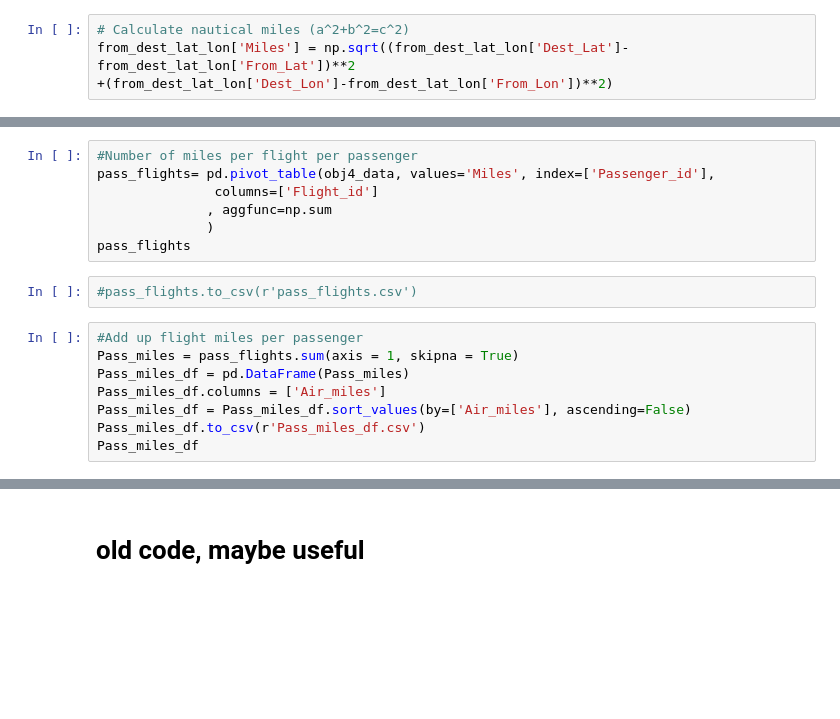
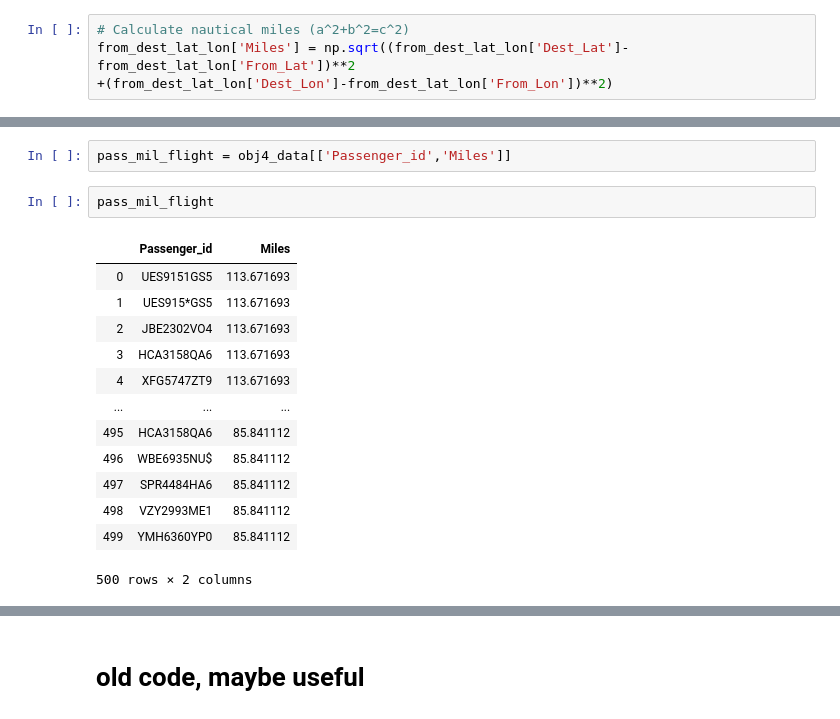
Before and after one commit to bloomfield-analysis/jk800839, a Jupyter notebook: CSMCC16 Flight Assignment JK800839.ipynb, the cells around one changed output, grey strips where cells are left out. Cells and saved outputs as stored; diff of their text form; blank space fills up the shorter version.

```diff
--- a/CSMCC16 Flight Assignment JK800839.ipynb
+++ b/CSMCC16 Flight Assignment JK800839.ipynb
@@ -455,17 +532,18 @@ obj4_data
-# %%
-#Number of miles per flight per passenger
-pass_flights= pd.pivot_table(obj4_data, values='Miles', index=['Passenger_id'],
-               columns=['Flight_id']
-              , aggfunc=np.sum
-              )
-pass_flights
-# %%
-#pass_flights.to_csv(r'pass_flights.csv')
-# %%
-#Add up flight miles per passenger
-Pass_miles = pass_flights.sum(axis = 1, skipna = True)
-Pass_miles_df = pd.DataFrame(Pass_miles)
-Pass_miles_df.columns = ['Air_miles']
-Pass_miles_df = Pass_miles_df.sort_values(by=['Air_miles'], ascending=False)
-Pass_miles_df.to_csv(r'Pass_miles_df.csv')
-Pass_miles_df
+# %%
+pass_mil_flight = obj4_data[['Passenger_id','Miles']]
+# %%
+pass_mil_flight
+# %% [output]
+|  | Passenger_id | Miles |
+| 0 | UES9151GS5 | 113.671693 |
+| 1 | UES915*GS5 | 113.671693 |
+| 2 | JBE2302VO4 | 113.671693 |
+| 3 | HCA3158QA6 | 113.671693 |
+| 4 | XFG5747ZT9 | 113.671693 |
+| ... | ... | ... |
+| 495 | HCA3158QA6 | 85.841112 |
+| 496 | WBE6935NU$ | 85.841112 |
+| 497 | SPR4484HA6 | 85.841112 |
+| 498 | VZY2993ME1 | 85.841112 |
+| 499 | YMH6360YP0 | 85.841112 |
+500 rows × 2 columns
```
Also changed, not shown: parts of 20 cells of this notebook.
